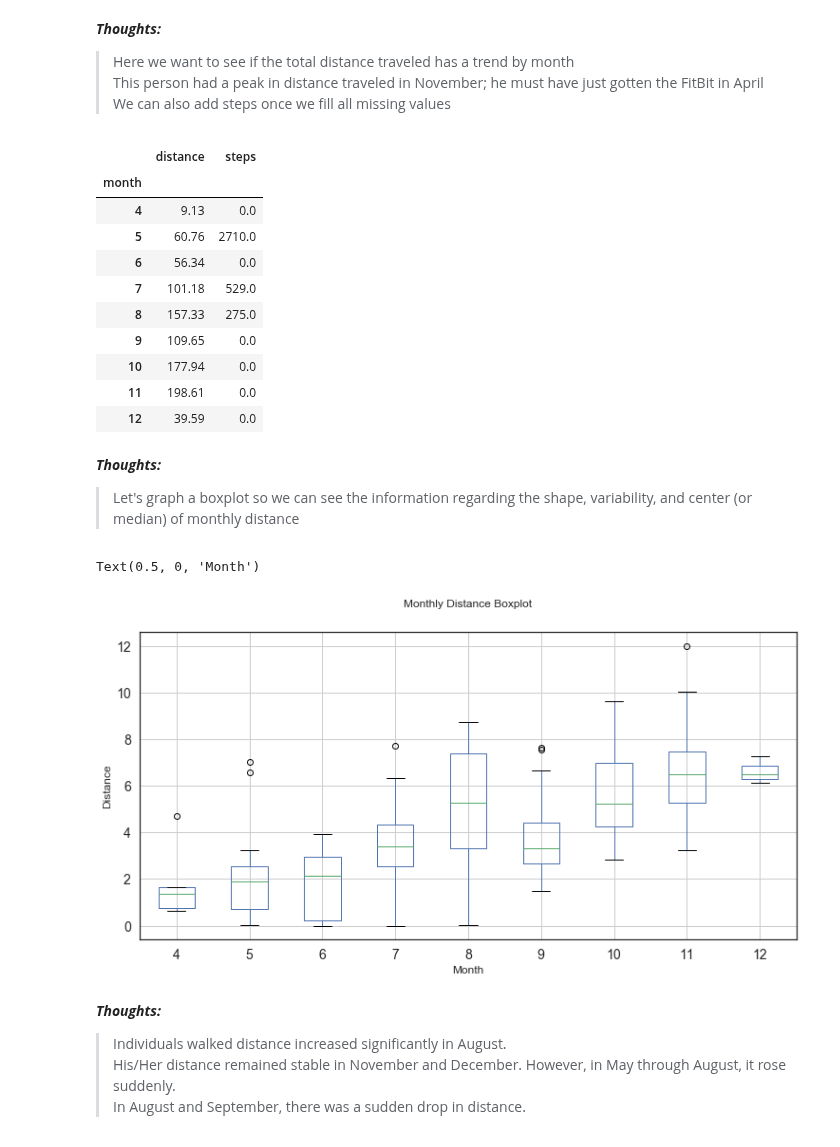
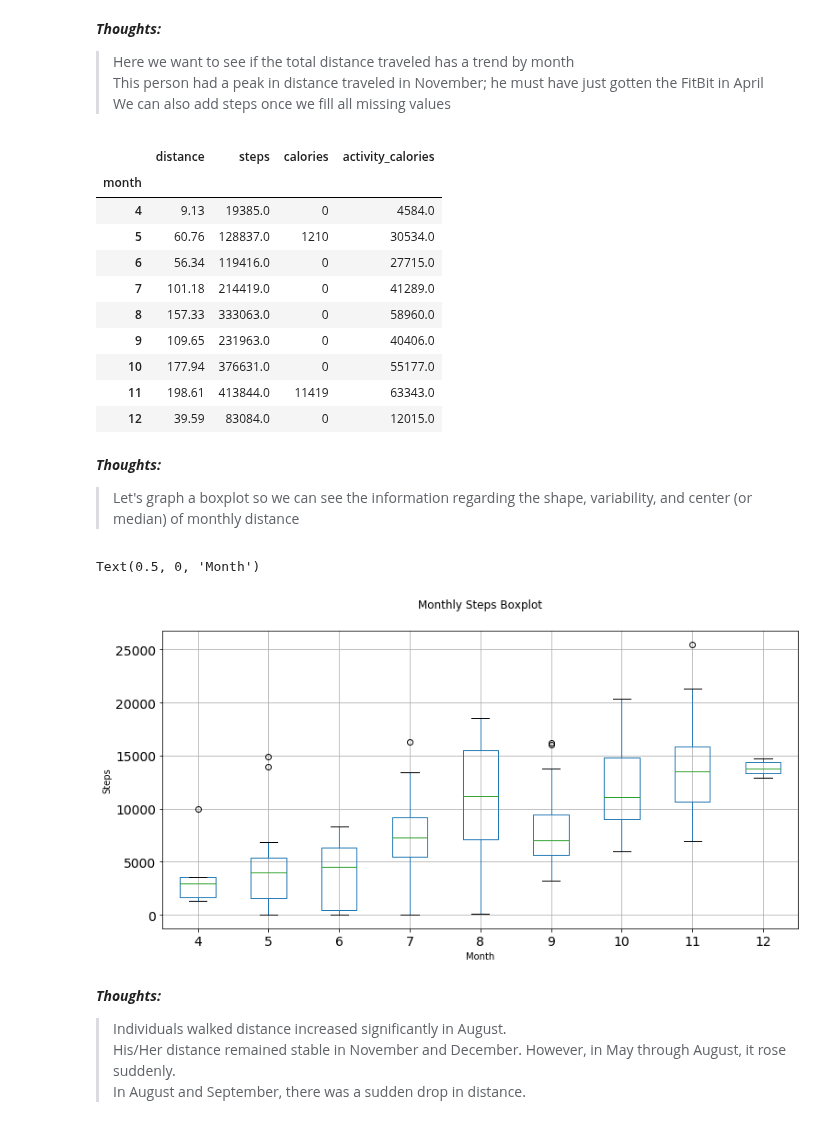
Before and after one commit to time-series-101-eric-norrick/tsa-fitbit, a Jupyter notebook: TimeSeries_Project.ipynb, the cells around one changed output. Drawn from its saved outputs; the diff is of its cells as text; code cells hidden in the pictures.

```diff
--- a/TimeSeries_Project.ipynb
+++ b/TimeSeries_Project.ipynb
@@ -110,3 +106,5 @@ df.index = pd.to_datetime(df.index)
+# %%
+df = prepare_fitbit()
 # %%
 def add_date_parts(df):
     '''
@@ -209,6 +212,3 @@ Name: day, dtype: int64
 # %% [markdown]
 **_Thoughts:_**
 > We are going to try and use Facebooks Prophet to generate quick time series data to fill missing values
-# %%
-df['ds'] = df.index
-df['y'] = df.distance
@@ -351,35 +305,35 @@ df.groupby('month').first()    ### Compute first of group values
 > This person had a peak in distance traveled in November; he must have just gotten the FitBit in April
 > We can also add steps once we fill all missing values
 # %%
-df.groupby('month')[['distance', 'steps']].sum()    ### Compute each months total distance and total steps
+df.groupby('month')[['distance', 'steps', 'calories', 'activity_calories']].sum()    ### Compute each months total distance and total steps
 # %% [output]
-|  | distance | steps |
-| month |  |  |
-| 4 | 9.13 | 0.0 |
-| 5 | 60.76 | 2710.0 |
-| 6 | 56.34 | 0.0 |
-| 7 | 101.18 | 529.0 |
-| 8 | 157.33 | 275.0 |
-| 9 | 109.65 | 0.0 |
-| 10 | 177.94 | 0.0 |
-| 11 | 198.61 | 0.0 |
-| 12 | 39.59 | 0.0 |
+|  | distance | steps | calories | activity_calories |
+| month |  |  |  |  |
+| 4 | 9.13 | 19385.0 | 0 | 4584.0 |
+| 5 | 60.76 | 128837.0 | 1210 | 30534.0 |
+| 6 | 56.34 | 119416.0 | 0 | 27715.0 |
+| 7 | 101.18 | 214419.0 | 0 | 41289.0 |
+| 8 | 157.33 | 333063.0 | 0 | 58960.0 |
+| 9 | 109.65 | 231963.0 | 0 | 40406.0 |
+| 10 | 177.94 | 376631.0 | 0 | 55177.0 |
+| 11 | 198.61 | 413844.0 | 11419 | 63343.0 |
+| 12 | 39.59 | 83084.0 | 0 | 12015.0 |
 # %% [markdown]
 **_Thoughts:_**
 > Let's graph a boxplot so we can see the information regarding the shape, variability, and center (or median) of monthly distance
 # %%
-df.boxplot(column = 'distance', by = 'month', figsize=(12,6))
+df.boxplot(column = 'steps', by = 'month', figsize=(12,6))
 
 plt.xticks(fontsize=14)
 plt.yticks(fontsize=14)
 
 plt.title('')
-plt.suptitle('Monthly Distance Boxplot')
-plt.ylabel('Distance')
+plt.suptitle('Monthly Steps Boxplot')
+plt.ylabel('Steps')
 plt.xlabel('Month')
 # %% [output]
 Text(0.5, 0, 'Month')
-[figure, old version]
+[figure, new version]
 # %% [markdown]
 **_Thoughts:_**
 > Individuals walked distance increased significantly in August.
```
Also changed, not shown: parts of 18 cells of this notebook.
